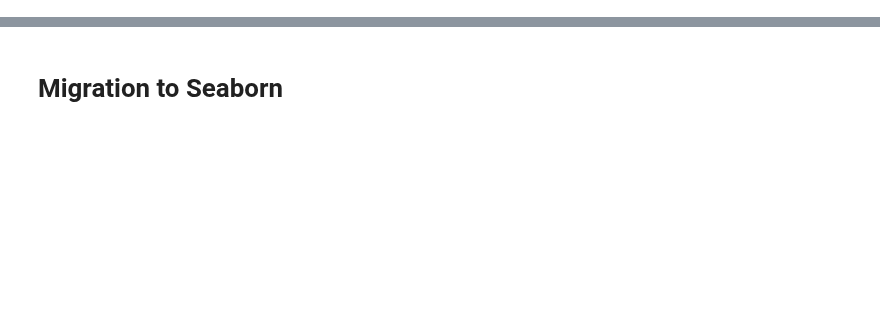
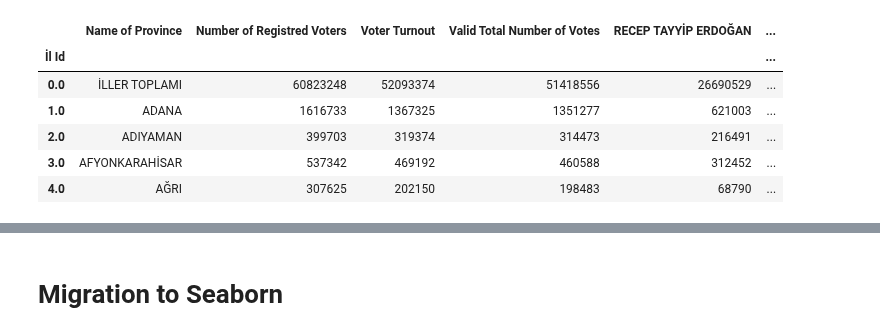
Before and after one commit to Zakerous76/analythings-viz-2-fastAPI-integration, a Jupyter notebook: plotly-py-viz-fastapi/developement.ipynb, the cells around one changed output, grey strips where cells are left out. Saved outputs shown, nothing was run; the diff lists cells and outputs as text; code cells hidden in the pictures; blank space fills up the shorter version.

```diff
--- a/plotly-py-viz-fastapi/developement.ipynb
+++ b/plotly-py-viz-fastapi/developement.ipynb
@@ -121,3 +121,21 @@ df_origin_city=population_origin_city_df()
 df_never_married, df_married, df_divorced, df_widowed = df4
 # %%
 df_election[(df_election["il kayit no"]==1)].sum()[7:-2]
+# %%
+df = pd.read_html("./datasets/SecimSonucIl.xls")[0]
+df.iloc[0,0] = 0
+df = df[df["Name of Province"] != "Voting Rate"]
+df.set_index("İl Id", inplace=True)
+object_columns_to_transform = df.columns[1:].to_list()
+df[object_columns_to_transform] = df[object_columns_to_transform].apply(
+    lambda x: x.str.replace(".", "").astype(int)
+)
+df.head()
+# %% [output]
+|  | Name of Province | Number of Registred Voters | Voter Turnout | Valid Total Number of Votes | RECEP TAYYİP ERDOĞAN | ... |
+| İl Id |  |  |  |  |  | ... |
+| 0.0 | İLLER TOPLAMI | 60823248 | 52093374 | 51418556 | 26690529 | ... |
+| 1.0 | ADANA | 1616733 | 1367325 | 1351277 | 621003 | ... |
+| 2.0 | ADIYAMAN | 399703 | 319374 | 314473 | 216491 | ... |
+| 3.0 | AFYONKARAHİSAR | 537342 | 469192 | 460588 | 312452 | ... |
+| 4.0 | AĞRI | 307625 | 202150 | 198483 | 68790 | ... |
```
Also changed, not shown: parts of 7 cells of this notebook, 3 other files.
